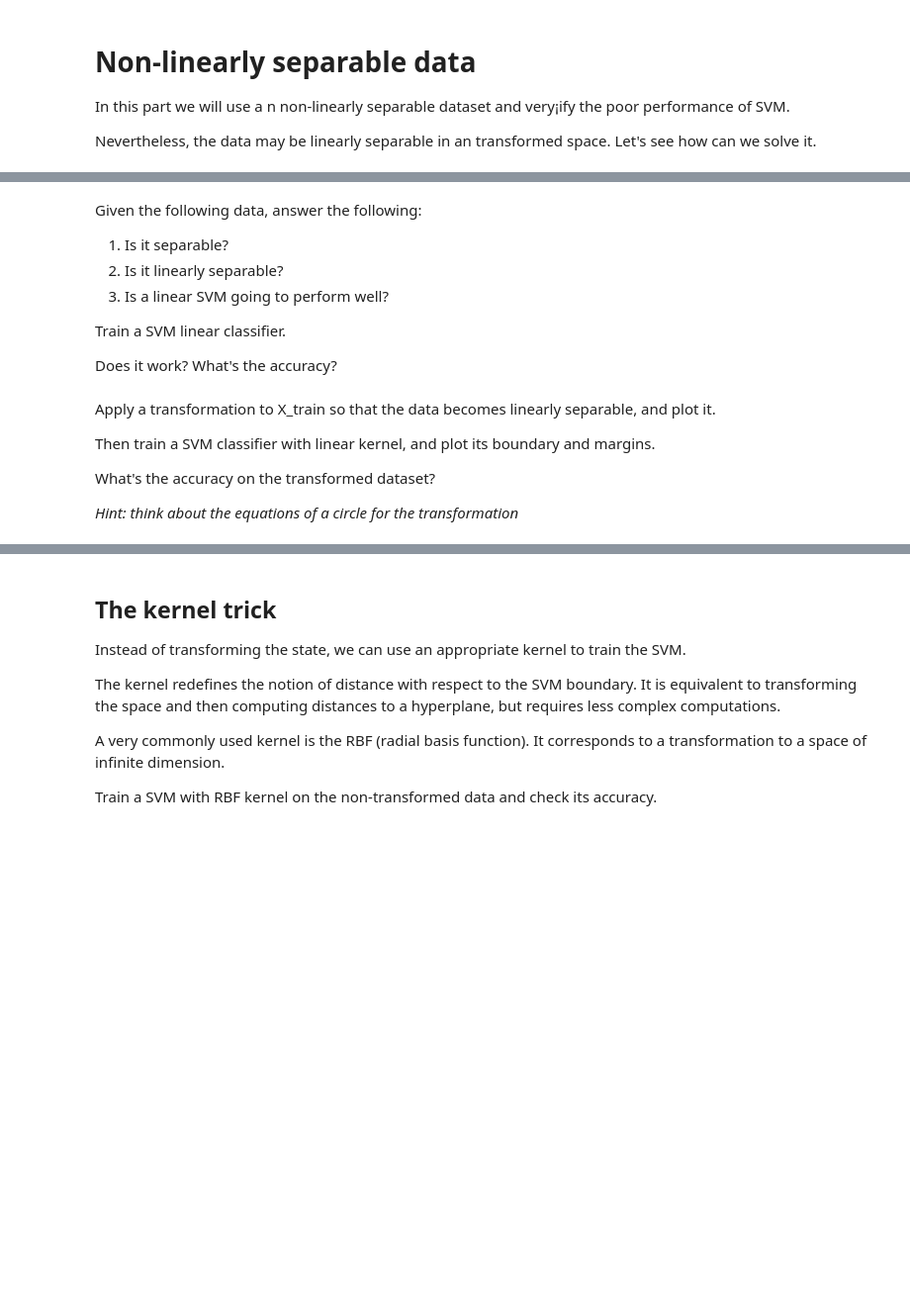
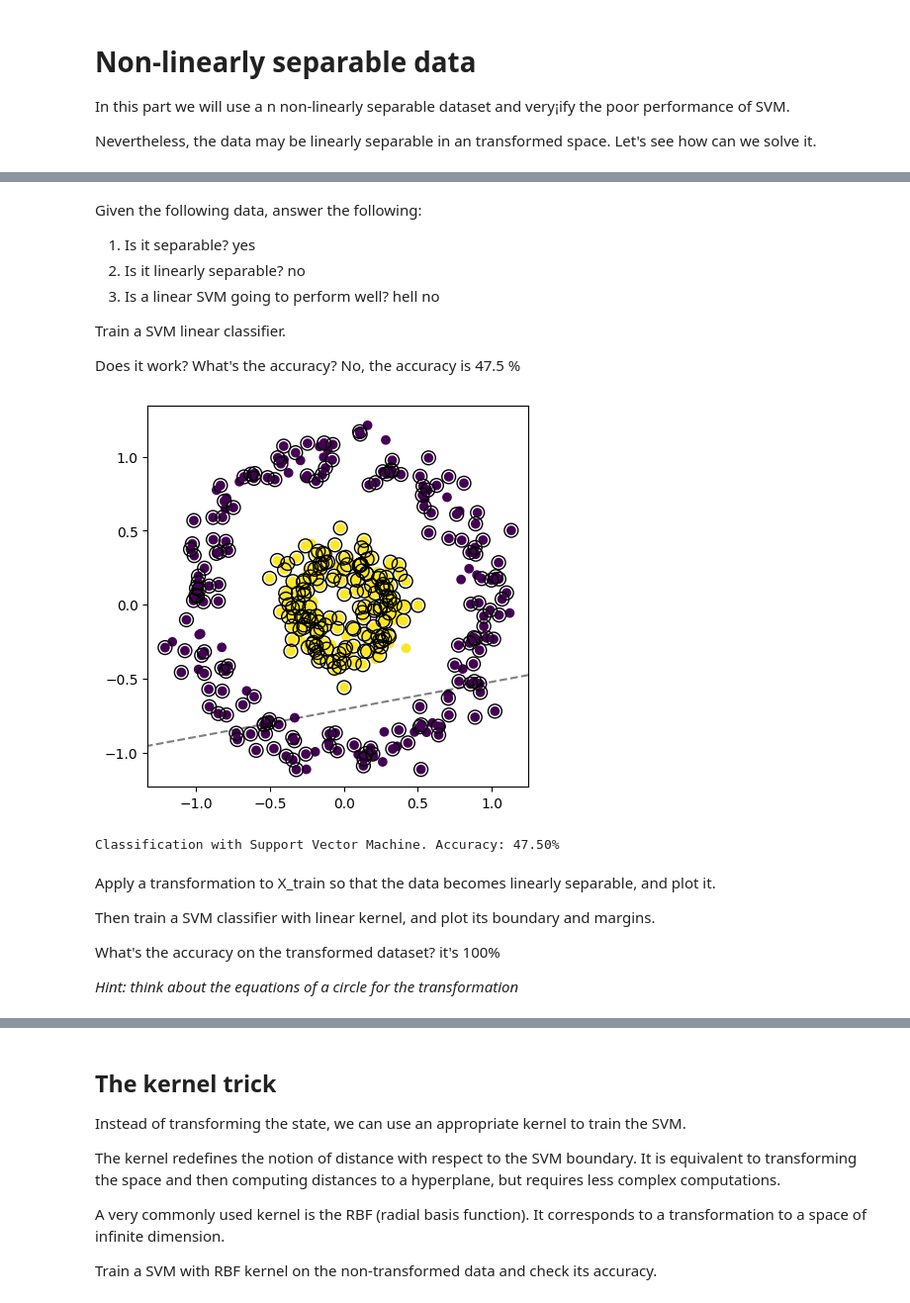
Before and after one commit to mike6942069420/EE311-AI, a Jupyter notebook: lab04/lab.ipynb, the cells around one changed output, grey strips where cells are left out. Shown at 99% size. Cells and saved outputs as stored; diff of their text form; code cells hidden in the pictures; blank space fills up the shorter version.

```diff
--- a/lab04/lab.ipynb
+++ b/lab04/lab.ipynb
@@ -249,33 +278,39 @@ plt.show()
 # %% [markdown]
 Given the following data, answer the following:
 
-1. Is it separable?
-2. Is it linearly separable?
-3. Is a linear SVM going to perform well?
+1. Is it separable? yes
+2. Is it linearly separable? no
+3. Is a linear SVM going to perform well? hell no
 
 Train a SVM linear classifier.
 
-Does it work? What's the accuracy?
+Does it work? What's the accuracy? No, the accuracy is 47.5 %
 # %%
 clr = SVC(kernel='linear')
 
 
 #######################################################
 # Your code here
-
+clr.fit(X_train, y_train)
 
 
 #######################################################
 
 
 visualize_margins(X, y, clr)
 plt.axis('square')
 plt.show()
+
+score = clr.score(X_test, y_test)
+print('Classification with Support Vector Machine. Accuracy: {:.2f}%'.format(score * 100))
+# %% [output]
+[figure, added]
+Classification with Support Vector Machine. Accuracy: 47.50%
 # %% [markdown]
 Apply a transformation to X_train so that the data becomes linearly separable, and plot it.
 
 Then train a SVM classifier with linear kernel, and plot its boundary and margins.
 
-What's the accuracy on the transformed dataset?
+What's the accuracy on the transformed dataset? it's 100%
 
 *Hint: think about the equations of a circle for the transformation*
```
Also changed, not shown: parts of 14 cells of this notebook, 1 other file.
